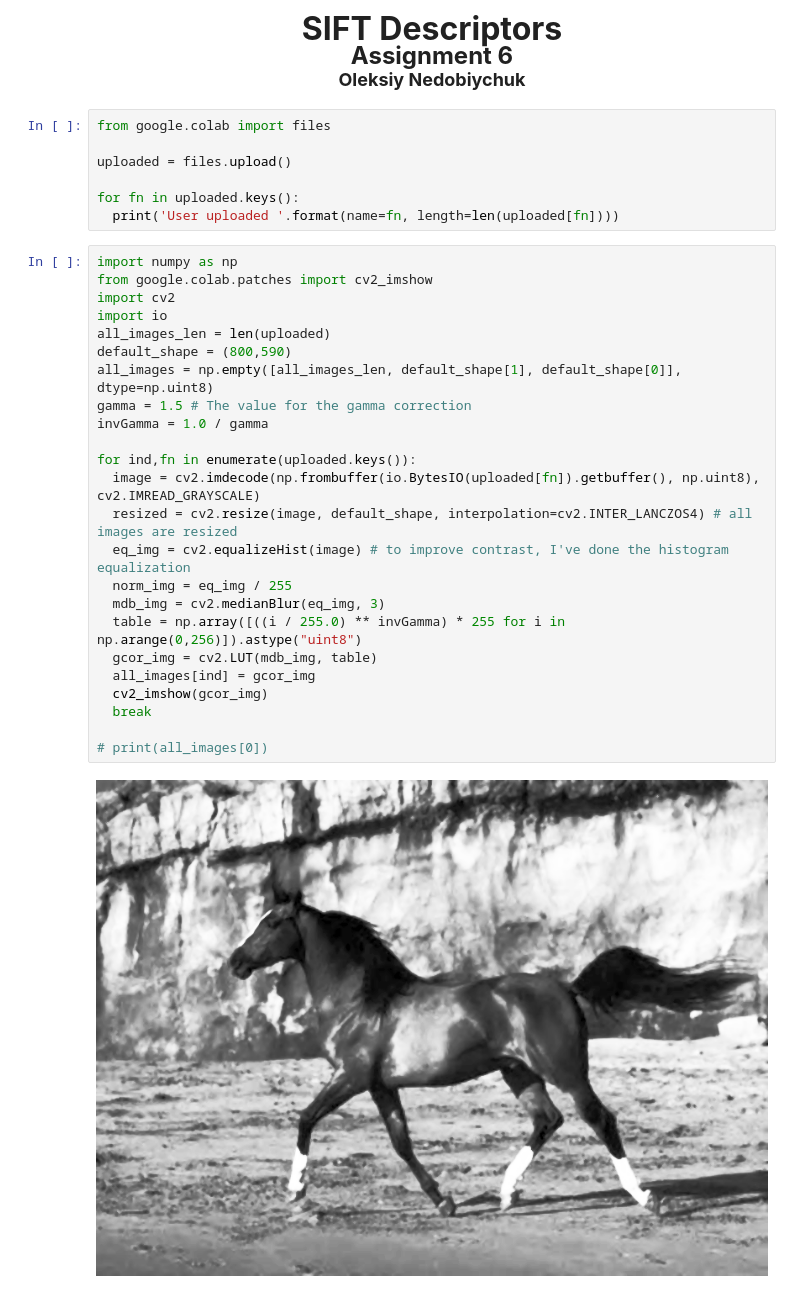
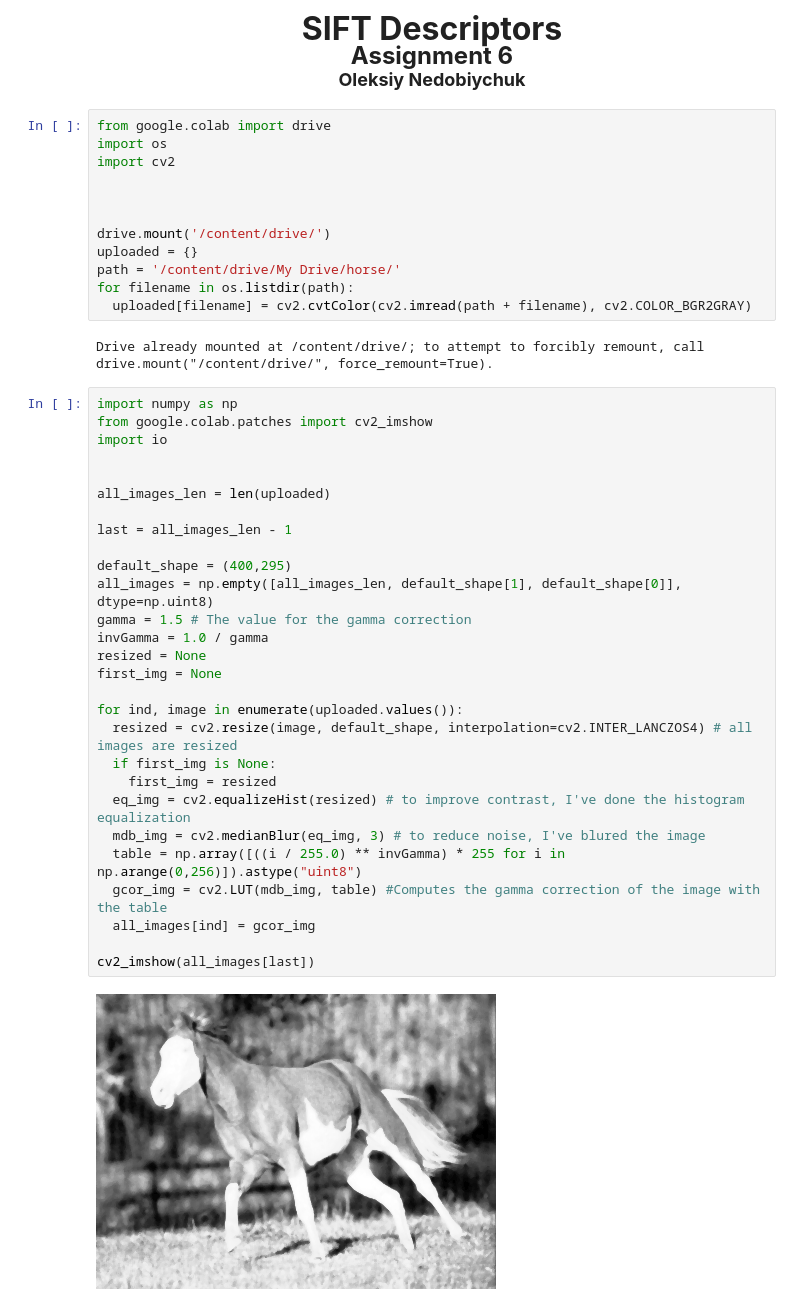
Before and after one commit to lesi-nedo/ISPR_assignments, a Jupyter notebook: Assignment_6_o_nedobiychuk.ipynb, the cells around one changed output. Saved outputs shown, nothing was run; the diff lists cells and outputs as text.

```diff
--- a/Assignment_6_o_nedobiychuk.ipynb
+++ b/Assignment_6_o_nedobiychuk.ipynb
@@ -5,36 +5,47 @@
 
 <div align="center" ><b> <font face="Rage" size=5 >Assignment 6</font></b></div>
 <div align="center" ><b> <font face="Rage" size=4 >Oleksiy Nedobiychuk</font></b></div>
-# %%
-from google.colab import files
-
-uploaded = files.upload()
-
-for fn in uploaded.keys():
-  print('User uploaded '.format(name=fn, length=len(uploaded[fn])))
+# %%
+from google.colab import drive
+import os
+import cv2
+
+
+
+drive.mount('/content/drive/')
+uploaded = {}
+path = '/content/drive/My Drive/horse/'
+for filename in os.listdir(path):
+  uploaded[filename] = cv2.cvtColor(cv2.imread(path + filename), cv2.COLOR_BGR2GRAY)
+# %% [output]
+Drive already mounted at /content/drive/; to attempt to forcibly remount, call drive.mount("/content/drive/", force_remount=True).
 # %%
 import numpy as np
 from google.colab.patches import cv2_imshow
-import cv2
 import io
+
+
 all_images_len = len(uploaded)
-default_shape = (800,590)
+
+last = all_images_len - 1
+
+default_shape = (400,295)
 all_images = np.empty([all_images_len, default_shape[1], default_shape[0]], dtype=np.uint8)
 gamma = 1.5 # The value for the gamma correction
 invGamma = 1.0 / gamma
+resized = None
+first_img = None
 
-for ind,fn in enumerate(uploaded.keys()):
-  image = cv2.imdecode(np.frombuffer(io.BytesIO(uploaded[fn]).getbuffer(), np.uint8), cv2.IMREAD_GRAYSCALE)
+for ind, image in enumerate(uploaded.values()):
   resized = cv2.resize(image, default_shape, interpolation=cv2.INTER_LANCZOS4) # all images are resized
-  eq_img = cv2.equalizeHist(image) # to improve contrast, I've done the histogram equalization
-  norm_img = eq_img / 255
-  mdb_img = cv2.medianBlur(eq_img, 3)
+  if first_img is None:
+    first_img = resized
+  eq_img = cv2.equalizeHist(resized) # to improve contrast, I've done the histogram equalization
+  mdb_img = cv2.medianBlur(eq_img, 3) # to reduce noise, I've blured the image
   table = np.array([((i / 255.0) ** invGamma) * 255 for i in np.arange(0,256)]).astype("uint8")
-  gcor_img = cv2.LUT(mdb_img, table)
+  gcor_img = cv2.LUT(mdb_img, table) #Computes the gamma correction of the image with the table
   all_images[ind] = gcor_img
-  cv2_imshow(gcor_img)
-  break
 
-# print(all_images[0])
+cv2_imshow(all_images[last])
 # %% [output]
-[figure, old version]
+[figure, new version]
```
Also changed, not shown: parts of 5 cells of this notebook.
